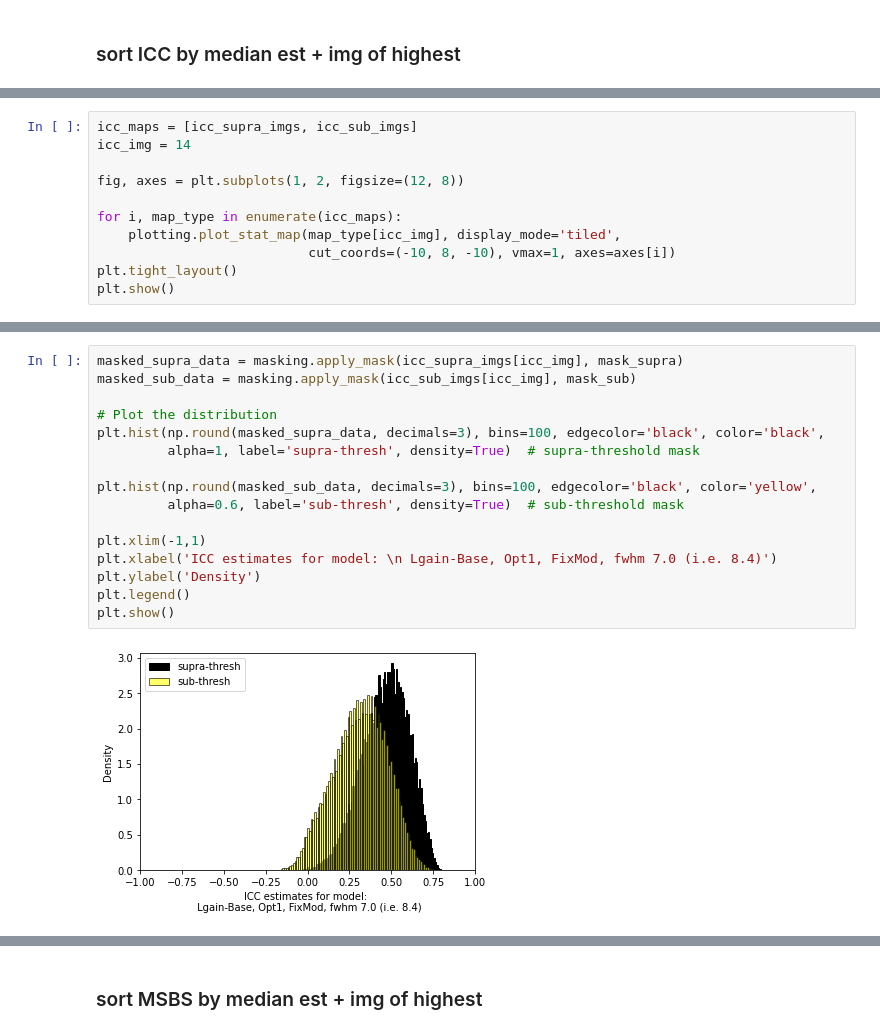
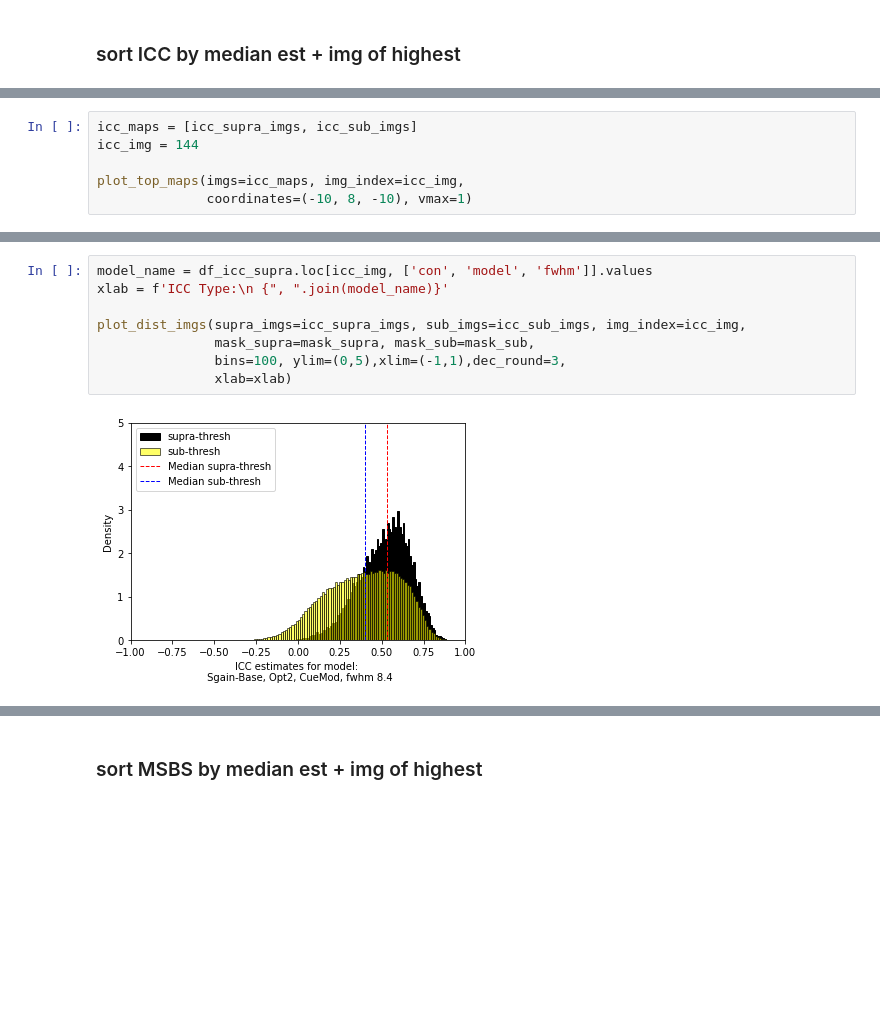
Before and after one commit to demidenm/Multiverse_Reliability, a Jupyter notebook: Stage2_Code/sherlock_session-analyses.ipynb, the cells around one changed output, grey strips where cells are left out. Drawn from its saved outputs; the diff is of its cells as text; blank space fills up the shorter version.

```diff
--- a/Stage2_Code/sherlock_session-analyses.ipynb
+++ b/Stage2_Code/sherlock_session-analyses.ipynb
@@ -257,13 +311,8 @@ df_icc_sub.sort_values(by='median_est', ascending=False)
 240 rows × 6 columns
 # %%
 icc_maps = [icc_supra_imgs, icc_sub_imgs]
-icc_img = 14
+icc_img = 144
 
-fig, axes = plt.subplots(1, 2, figsize=(12, 8))
-
-for i, map_type in enumerate(icc_maps):
-    plotting.plot_stat_map(map_type[icc_img], display_mode='tiled',
-                           cut_coords=(-10, 8, -10), vmax=1, axes=axes[i])
-plt.tight_layout()
-plt.show()
+plot_top_maps(imgs=icc_maps, img_index=icc_img,
+              coordinates=(-10, 8, -10), vmax=1)
 # %% [output]
@@ -271,18 +320,10 @@ plt.show()
 # %%
-masked_supra_data = masking.apply_mask(icc_supra_imgs[icc_img], mask_supra)
-masked_sub_data = masking.apply_mask(icc_sub_imgs[icc_img], mask_sub)
+model_name = df_icc_supra.loc[icc_img, ['con', 'model', 'fwhm']].values
+xlab = f'ICC Type:\n {", ".join(model_name)}'
 
-# Plot the distribution
-plt.hist(np.round(masked_supra_data, decimals=3), bins=100, edgecolor='black', color='black',
-         alpha=1, label='supra-thresh', density=True)  # supra-threshold mask
-
-plt.hist(np.round(masked_sub_data, decimals=3), bins=100, edgecolor='black', color='yellow',
-         alpha=0.6, label='sub-thresh', density=True)  # sub-threshold mask
-
-plt.xlim(-1,1)
-plt.xlabel('ICC estimates for model: \n Lgain-Base, Opt1, FixMod, fwhm 7.0 (i.e. 8.4)')
-plt.ylabel('Density')
-plt.legend()
-plt.show()
+plot_dist_imgs(supra_imgs=icc_supra_imgs, sub_imgs=icc_sub_imgs, img_index=icc_img,
+               mask_supra=mask_supra, mask_sub=mask_sub,
+               bins=100, ylim=(0,5),xlim=(-1,1),dec_round=3,
+               xlab=xlab)
 # %% [output]
-[figure, old version]
+[figure, new version]
```
Also changed, not shown: parts of 25 cells of this notebook, 1 other file.
